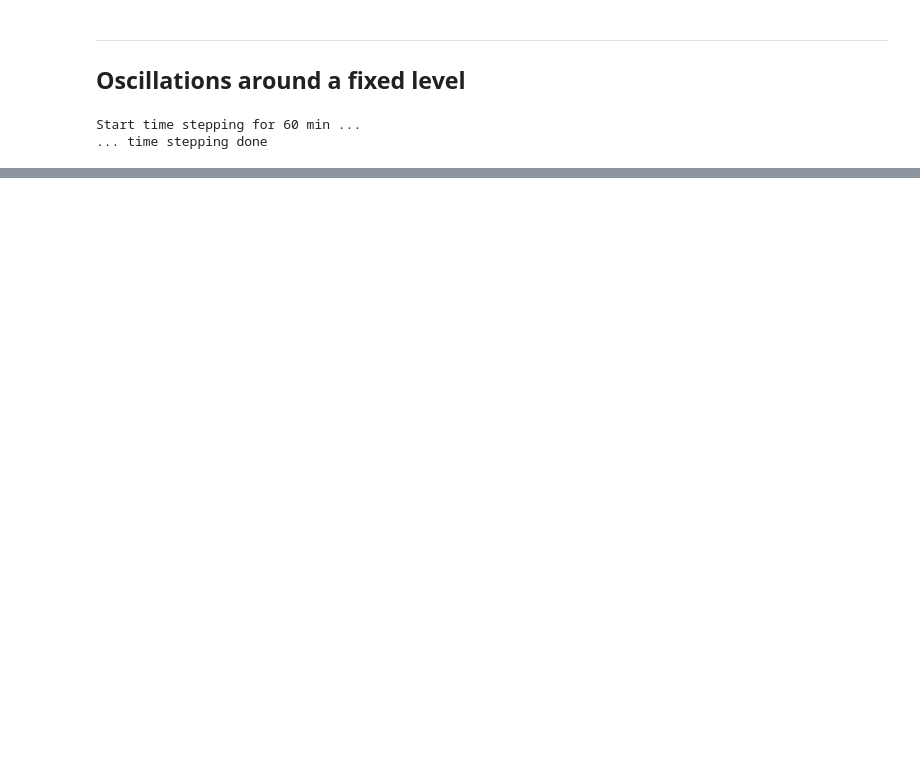
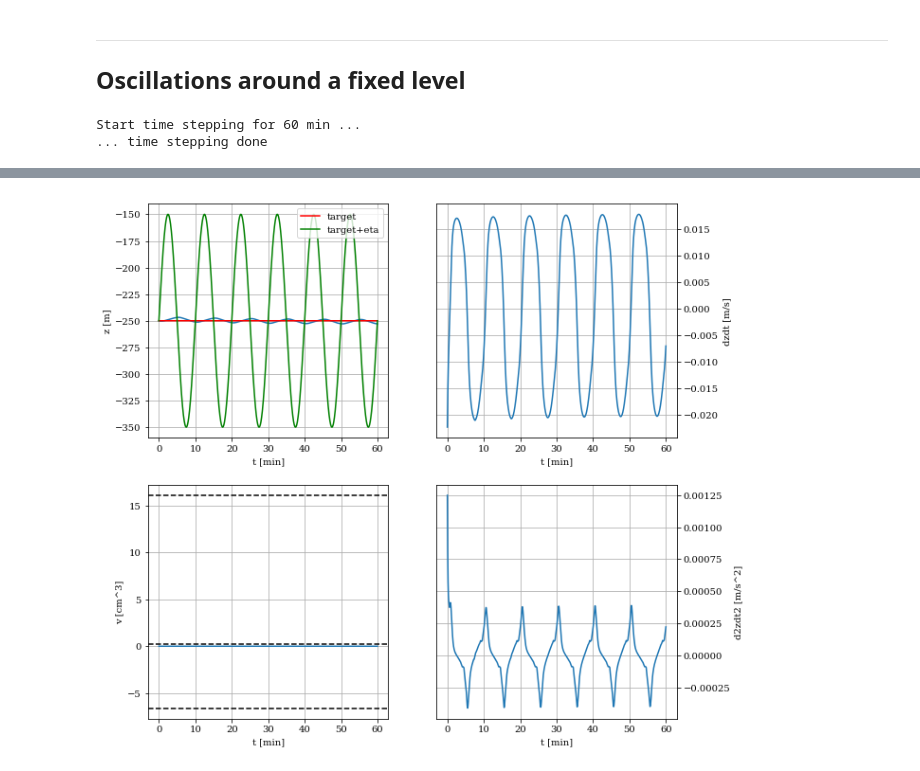
Before and after one commit to apatlpo/cognac, a Jupyter notebook: instrum/zcontrol_stable_float.ipynb, the cells around one changed output, grey strips where cells are left out. Cells and saved outputs as stored; diff of their text form; code cells hidden in the pictures; blank space fills up the shorter version.

```diff
--- a/instrum/zcontrol_stable_float.ipynb
+++ b/instrum/zcontrol_stable_float.ipynb
@@ -167,0 +195,4 @@ plot_log(f,z_target=z_target)
+# %%
+plot_log(f,z_target=z_target,eta=eta)
+# %% [output]
+[figure, added]
```
Also changed, not shown: parts of 8 cells of this notebook, 1 other file.
